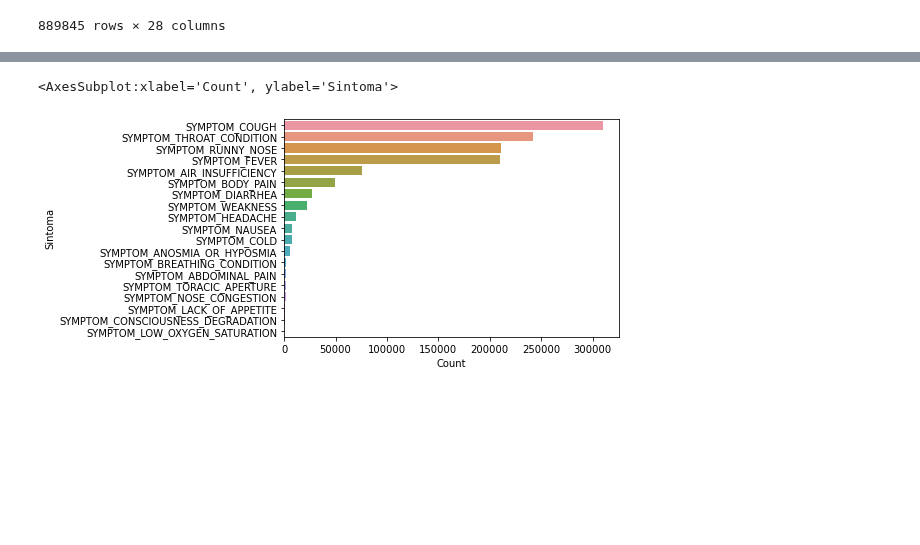
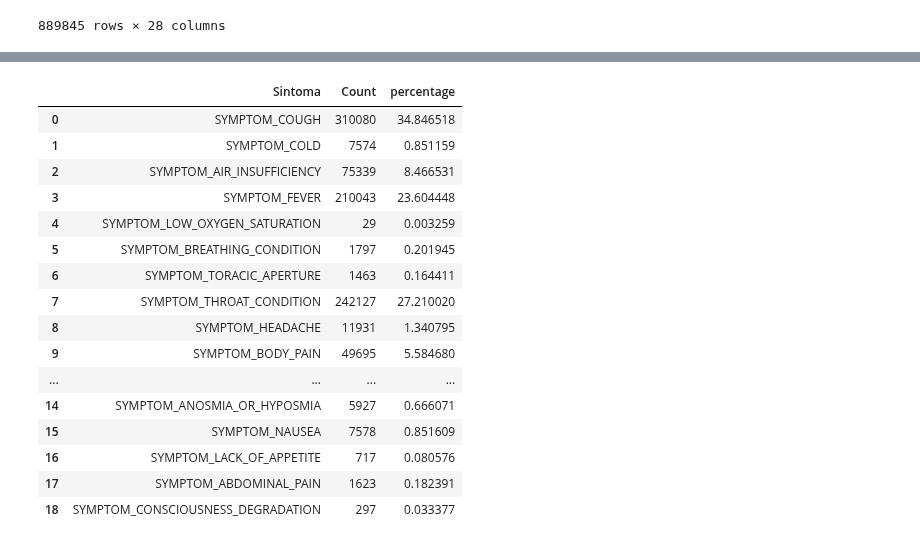
Before and after one commit to bielarnaud/Estudo_dados_de_covid, a Jupyter notebook: Codes/Casos_leves.ipynb, the cells around one changed output, grey strips where cells are left out. Cells and saved outputs as stored; diff of their text form; code cells hidden in the pictures; blank space fills up the shorter version.

```diff
--- a/Codes/Casos_leves.ipynb
+++ b/Codes/Casos_leves.ipynb
@@ -52,5 +31,0 @@ df2
-# %%
-sns.barplot(data = df2.sort_values('Count', ascending=False), y="Sintoma", x="Count")
-# %% [output]
-<AxesSubplot:xlabel='Count', ylabel='Sintoma'>
-[figure, removed]
@@ -56,0 +36,22 @@ sns.barplot(data = df2.sort_values('Count', ascending=False), y="Sintoma", x="Co
+# %%
+analises.run_leves(df)
+df2 = analises.df2
+df2
+# %% [output]
+|  | Sintoma | Count | percentage |
+| 0 | SYMPTOM_COUGH | 310080 | 34.846518 |
+| 1 | SYMPTOM_COLD | 7574 | 0.851159 |
+| 2 | SYMPTOM_AIR_INSUFFICIENCY | 75339 | 8.466531 |
+| 3 | SYMPTOM_FEVER | 210043 | 23.604448 |
+| 4 | SYMPTOM_LOW_OXYGEN_SATURATION | 29 | 0.003259 |
+| 5 | SYMPTOM_BREATHING_CONDITION | 1797 | 0.201945 |
+| 6 | SYMPTOM_TORACIC_APERTURE | 1463 | 0.164411 |
+| 7 | SYMPTOM_THROAT_CONDITION | 242127 | 27.210020 |
+| 8 | SYMPTOM_HEADACHE | 11931 | 1.340795 |
+| 9 | SYMPTOM_BODY_PAIN | 49695 | 5.584680 |
+| ... | ... | ... | ... |
+| 14 | SYMPTOM_ANOSMIA_OR_HYPOSMIA | 5927 | 0.666071 |
+| 15 | SYMPTOM_NAUSEA | 7578 | 0.851609 |
+| 16 | SYMPTOM_LACK_OF_APPETITE | 717 | 0.080576 |
+| 17 | SYMPTOM_ABDOMINAL_PAIN | 1623 | 0.182391 |
+| 18 | SYMPTOM_CONSCIOUSNESS_DEGRADATION | 297 | 0.033377 |
```
Also changed, not shown: parts of 5 cells of this notebook, 8 other files.
